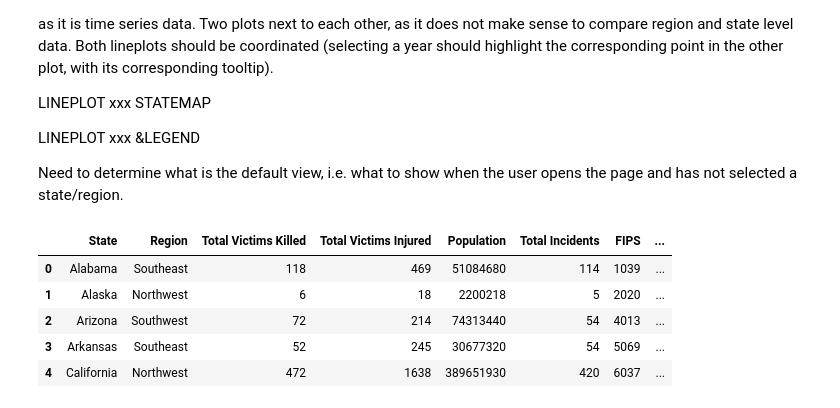
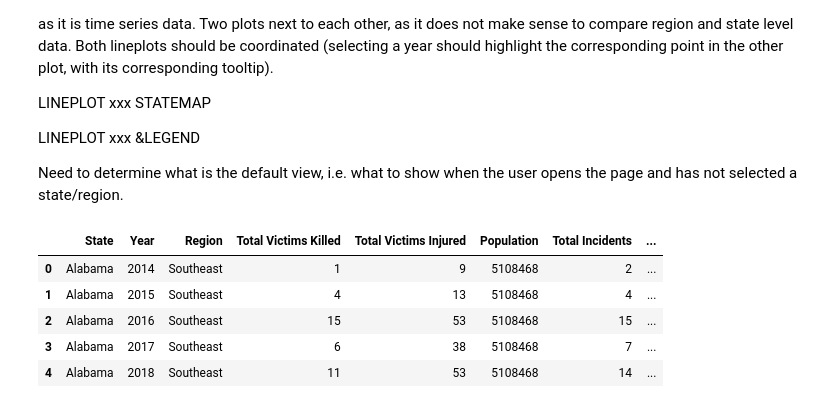
Before and after one commit to JoelSoleCasale/VI2_GunViolence, a Jupyter notebook: Q1.ipynb, the cells around one changed output. Drawn from its saved outputs; the diff is of its cells as text; code cells hidden in the pictures.

```diff
--- a/Q1.ipynb
+++ b/Q1.ipynb
@@ -25,8 +25,6 @@ data_shootings['Year'] = data_shootings['Incident Date'].dt.year
 data_shootings['Month'] = data_shootings['Incident Date'].dt.month
 
 data_shootings.loc[:,'count'] = 1  # Add a count column for aggregation
-
-# Add the missing states
 
 
 # group by state and month
@@ -41,40 +39,43 @@ shootings_df = data_shootings.groupby(['State', 'Year']).agg({
     'region': 'Region',
     'Victims Killed': 'Total Victims Killed',
     'Victims Injured': 'Total Victims Injured',
     'Population_per_state_2023': 'Population',
     'count': 'Total Incidents'
 }).reset_index()
 
 
 region_df = shootings_df.groupby(['Region', 'Year']).agg({
     'Total Victims Killed': 'sum',
     'Total Victims Injured': 'sum',
     'Population': 'sum',
     'Total Incidents': 'sum'
 }).reset_index()
 
 
 state_df = shootings_df.groupby(['State']).agg({
     'Region': 'first',
     'Total Victims Killed': 'sum',
     'Total Victims Injured': 'sum',
     'Population': 'sum',
     'Total Incidents': 'sum',
     'FIPS': 'first'
 }).reset_index()
 
 
 state_df['StateFIPS'] = state_df['FIPS'].astype(str).str[:-3].astype(int)
 
+shootings_df['Count per 100k'] = shootings_df['Total Incidents'] / shootings_df['Population'] * 100000
+region_df['Count per 100k'] = region_df['Total Incidents'] / region_df['Population'] * 100000
 
-state_df.head()
+
+shootings_df.head()
 # %% [output]
-|  | State | Region | Total Victims Killed | Total Victims Injured | Population | Total Incidents | FIPS | ... |
-| 0 | Alabama | Southeast | 118 | 469 | 51084680 | 114 | 1039 | ... |
-| 1 | Alaska | Northwest | 6 | 18 | 2200218 | 5 | 2020 | ... |
-| 2 | Arizona | Southwest | 72 | 214 | 74313440 | 54 | 4013 | ... |
-| 3 | Arkansas | Southeast | 52 | 245 | 30677320 | 54 | 5069 | ... |
-| 4 | California | Northwest | 472 | 1638 | 389651930 | 420 | 6037 | ... |
+|  | State | Year | Region | Total Victims Killed | Total Victims Injured | Population | Total Incidents | ... |
+| 0 | Alabama | 2014 | Southeast | 1 | 9 | 5108468 | 2 | ... |
+| 1 | Alabama | 2015 | Southeast | 4 | 13 | 5108468 | 4 | ... |
+| 2 | Alabama | 2016 | Southeast | 15 | 53 | 5108468 | 15 | ... |
+| 3 | Alabama | 2017 | Southeast | 6 | 38 | 5108468 | 7 | ... |
+| 4 | Alabama | 2018 | Southeast | 11 | 53 | 5108468 | 14 | ... |
 # %%
 import altair as alt
 from vega_datasets import data as vega_data
```
Also changed, not shown: parts of 1 cell of this notebook.
